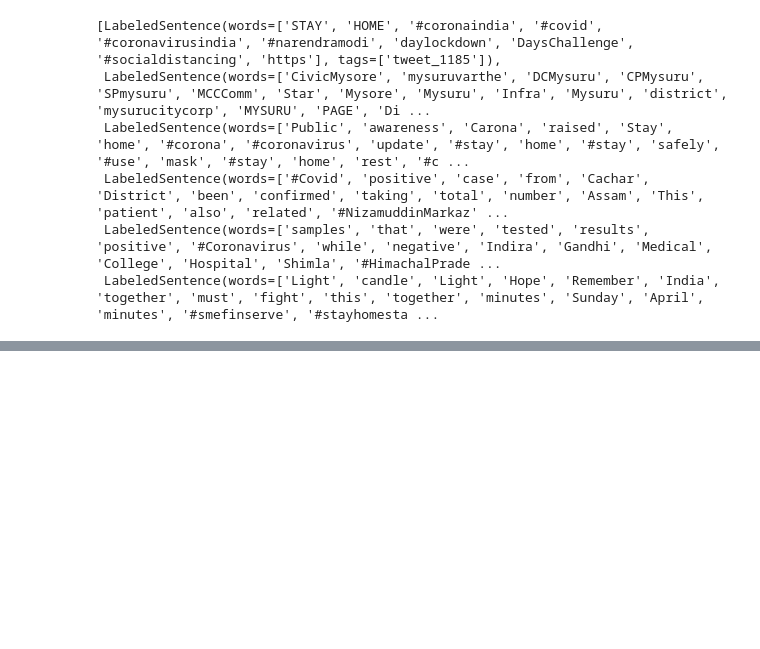
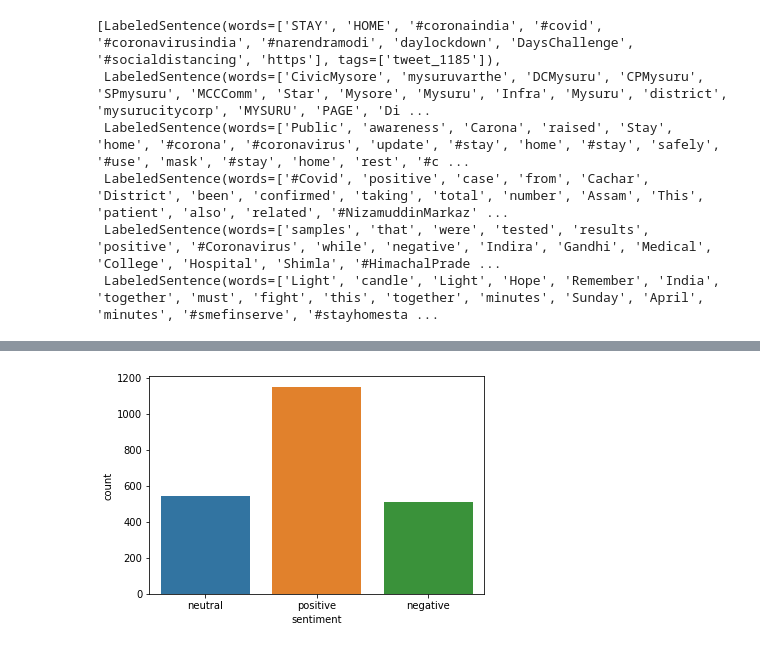
Before and after one commit to ShubhangiSoni1603/Sentimental_analysis_twitter_IN, a Jupyter notebook: Untitled3.ipynb, the cells around one changed output, grey strips where cells are left out. Drawn from its saved outputs; the diff is of its cells as text; code cells hidden in the pictures; blank space fills up the shorter version.

```diff
--- a/Untitled3.ipynb
+++ b/Untitled3.ipynb
@@ -501,11 +484,3 @@ model_d2v.build_vocab([i for i in tqdm(labeled_tweets)])
 # %%
 
 model_d2v.train(labeled_tweets, total_examples= len(fdf['text']), epochs=15)
-# %%
-docvec_arrays = np.zeros((len(tokenized_tweet), 200))
-
-for i in range(len(fdf)):
-    docvec_arrays[i,:] = model_d2v.docvecs[i].reshape((1,200))
-
-docvec_df = pd.DataFrame(docvec_arrays)
-docvec_df.shape
@@ -562,6 +571,6 @@ nltk.download('all')
 # %%
 sid = SentimentIntensityAnalyzer()
-sentiment_scores = labeled_tweets.apply(lambda x: sid.polarity_scores(x))
+sentiment_scores = fdf.text.apply(lambda x: sid.polarity_scores(x))
 sentimental_score = pd.DataFrame(list(sentiment_scores))
 sentimental_score.tail()
 # %% [output]
@@ -568,0 +583,4 @@ AttributeError: ignored
+# %%
+
+sentimental_score['val'] = sentimental_score['compound'].apply(lambda x: 'neutral' if x == 0 else ('positive' if x > 0 else 'negative'))
+sentimental_score.head()
@@ -568,0 +594,8 @@ AttributeError: ignored
+# %%
+sent_count = pd.DataFrame.from_dict(Counter(sentimental_score['val']), orient = 'index').reset_index()
+sent_count.columns = ['sentiment', 'count']
+
+sns.barplot(y="count", x='sentiment', data=sent_count)
+plt.savefig('sentiment.png')
+# %% [output]
+[figure, added]
```
Also changed, not shown: parts of 22 cells of this notebook.
